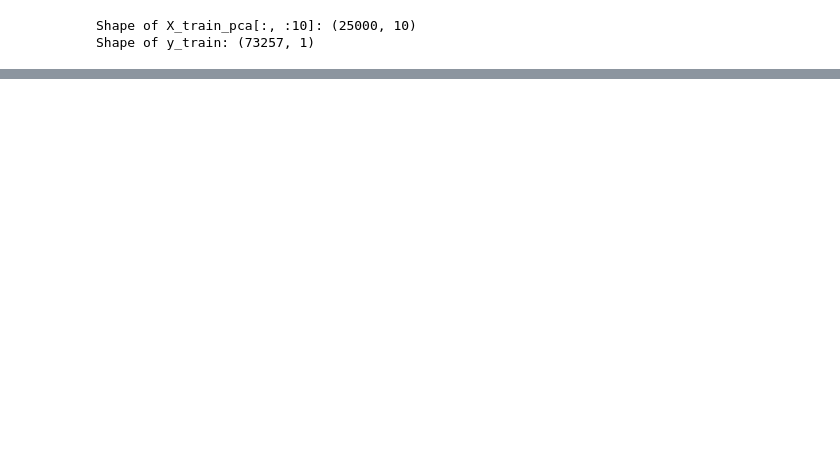
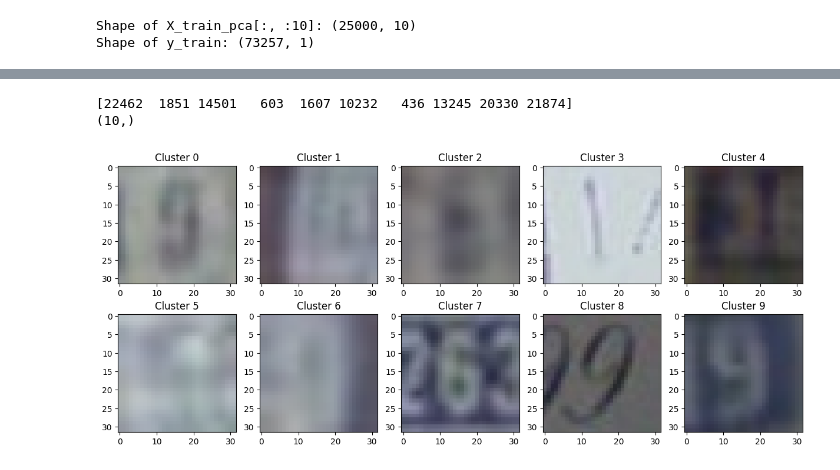
Before and after one commit to adarsh9665bhende/FOML_assignment2, a Jupyter notebook: assignment_2.ipynb, the cells around one changed output, grey strips where cells are left out. Cells and saved outputs as stored; diff of their text form; code cells hidden in the pictures; blank space fills up the shorter version.

```diff
--- a/assignment_2.ipynb
+++ b/assignment_2.ipynb
@@ -353,0 +375,20 @@ IndexError: index 41100 is out of bounds for axis 0 with size 25000
+# %%
+
+closest_image_idx_27, _  = pairwise_distances_argmin_min(centroids_pca_27,X_train_pca_projected_27)
+print(closest_image_idx_27)
+print(closest_image_idx_27.shape)
+# Visualize the centroids
+fig, axes = plt.subplots(2, 5, figsize=(15, 6))
+j=0
+for i, ax in enumerate(axes.flat):
+    nearest_image = X_train_standardized[closest_image_idx_27[j]].reshape((32, 32, 3))  # Fix the index
+    j = j+1
+    ax.imshow(nearest_image.astype(np.uint8))
+    ax.set_title(f"Cluster {i}")
+
+
+plt.show()
+# %% [output]
+[22462  1851 14501   603  1607 10232   436 13245 20330 21874]
+(10,)
+[figure, added]
```
Also changed, not shown: parts of 13 cells of this notebook.
